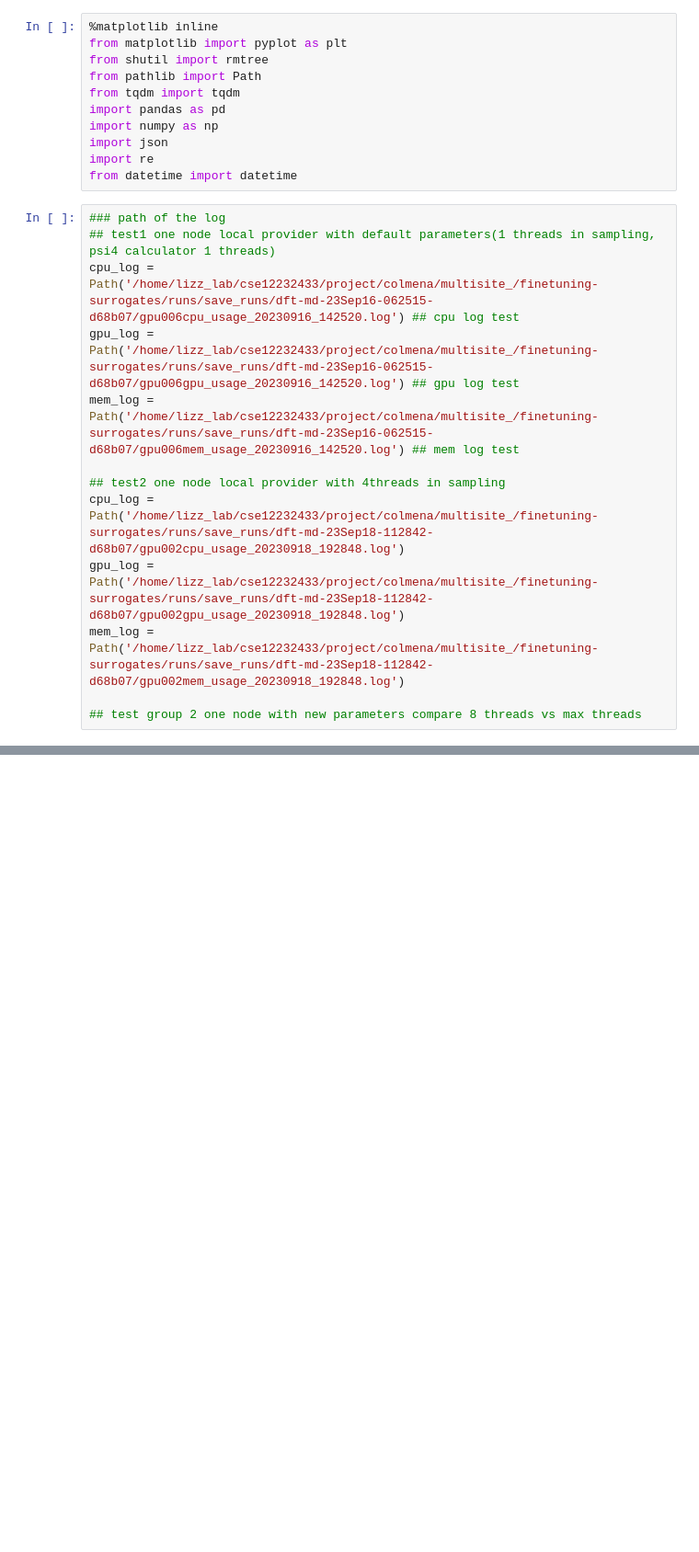
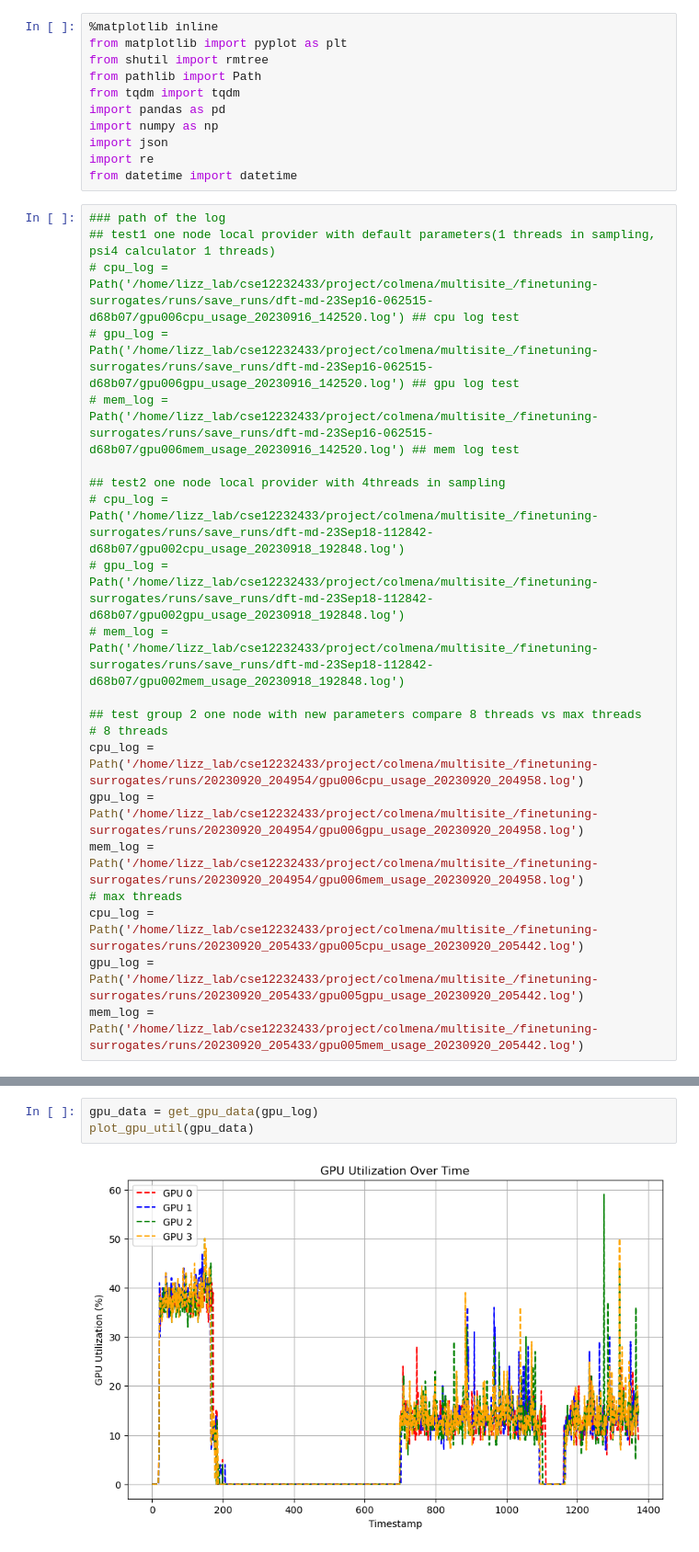
Before and after one commit to helix-xx/multisite_, a Jupyter notebook: finetuning-surrogates/analysis/util_analysis.ipynb, the cells around one changed output, grey strips where cells are left out. Shown at 92% size. Saved outputs shown, nothing was run; the diff lists cells and outputs as text; blank space fills up the shorter version.

```diff
--- a/finetuning-surrogates/analysis/util_analysis.ipynb
+++ b/finetuning-surrogates/analysis/util_analysis.ipynb
@@ -12,14 +12,22 @@ from datetime import datetime
 # %%
 ### path of the log
 ## test1 one node local provider with default parameters(1 threads in sampling, psi4 calculator 1 threads)
-cpu_log = Path('/home/lizz_lab/cse12232433/project/colmena/multisite_/finetuning-surrogates/runs/save_runs/dft-md-23Sep16-062515-d68b07/gpu006cpu_usage_20230916_142520.log') ## cpu log test
-gpu_log = Path('/home/lizz_lab/cse12232433/project/colmena/multisite_/finetuning-surrogates/runs/save_runs/dft-md-23Sep16-062515-d68b07/gpu006gpu_usage_20230916_142520.log') ## gpu log test
-mem_log = Path('/home/lizz_lab/cse12232433/project/colmena/multisite_/finetuning-surrogates/runs/save_runs/dft-md-23Sep16-062515-d68b07/gpu006mem_usage_20230916_142520.log') ## mem log test
+# cpu_log = Path('/home/lizz_lab/cse12232433/project/colmena/multisite_/finetuning-surrogates/runs/save_runs/dft-md-23Sep16-062515-d68b07/gpu006cpu_usage_20230916_142520.log') ## cpu log test
+# gpu_log = Path('/home/lizz_lab/cse12232433/project/colmena/multisite_/finetuning-surrogates/runs/save_runs/dft-md-23Sep16-062515-d68b07/gpu006gpu_usage_20230916_142520.log') ## gpu log test
+# mem_log = Path('/home/lizz_lab/cse12232433/project/colmena/multisite_/finetuning-surrogates/runs/save_runs/dft-md-23Sep16-062515-d68b07/gpu006mem_usage_20230916_142520.log') ## mem log test
 
 ## test2 one node local provider with 4threads in sampling
-cpu_log = Path('/home/lizz_lab/cse12232433/project/colmena/multisite_/finetuning-surrogates/runs/save_runs/dft-md-23Sep18-112842-d68b07/gpu002cpu_usage_20230918_192848.log')
-gpu_log = Path('/home/lizz_lab/cse12232433/project/colmena/multisite_/finetuning-surrogates/runs/save_runs/dft-md-23Sep18-112842-d68b07/gpu002gpu_usage_20230918_192848.log')
-mem_log = Path('/home/lizz_lab/cse12232433/project/colmena/multisite_/finetuning-surrogates/runs/save_runs/dft-md-23Sep18-112842-d68b07/gpu002mem_usage_20230918_192848.log')
+# cpu_log = Path('/home/lizz_lab/cse12232433/project/colmena/multisite_/finetuning-surrogates/runs/save_runs/dft-md-23Sep18-112842-d68b07/gpu002cpu_usage_20230918_192848.log')
+# gpu_log = Path('/home/lizz_lab/cse12232433/project/colmena/multisite_/finetuning-surrogates/runs/save_runs/dft-md-23Sep18-112842-d68b07/gpu002gpu_usage_20230918_192848.log')
+# mem_log = Path('/home/lizz_lab/cse12232433/project/colmena/multisite_/finetuning-surrogates/runs/save_runs/dft-md-23Sep18-112842-d68b07/gpu002mem_usage_20230918_192848.log')
 
 ## test group 2 one node with new parameters compare 8 threads vs max threads
+# 8 threads
+cpu_log = Path('/home/lizz_lab/cse12232433/project/colmena/multisite_/finetuning-surrogates/runs/20230920_204954/gpu006cpu_usage_20230920_204958.log')
+gpu_log = Path('/home/lizz_lab/cse12232433/project/colmena/multisite_/finetuning-surrogates/runs/20230920_204954/gpu006gpu_usage_20230920_204958.log')
+mem_log = Path('/home/lizz_lab/cse12232433/project/colmena/multisite_/finetuning-surrogates/runs/20230920_204954/gpu006mem_usage_20230920_204958.log')
+# max threads
+cpu_log = Path('/home/lizz_lab/cse12232433/project/colmena/multisite_/finetuning-surrogates/runs/20230920_205433/gpu005cpu_usage_20230920_205442.log')
+gpu_log = Path('/home/lizz_lab/cse12232433/project/colmena/multisite_/finetuning-surrogates/runs/20230920_205433/gpu005gpu_usage_20230920_205442.log')
+mem_log = Path('/home/lizz_lab/cse12232433/project/colmena/multisite_/finetuning-surrogates/runs/20230920_205433/gpu005mem_usage_20230920_205442.log')
 # %%
@@ -166 +184,6 @@ def plt_cpu_util(time_stamp:list,cpu_util:list,title:str):
+# %%
+gpu_data = get_gpu_data(gpu_log)
+plot_gpu_util(gpu_data)
+# %% [output]
+[figure, added]
 # %%
```
Also changed, not shown: parts of 11 cells of this notebook, 2 other files.
